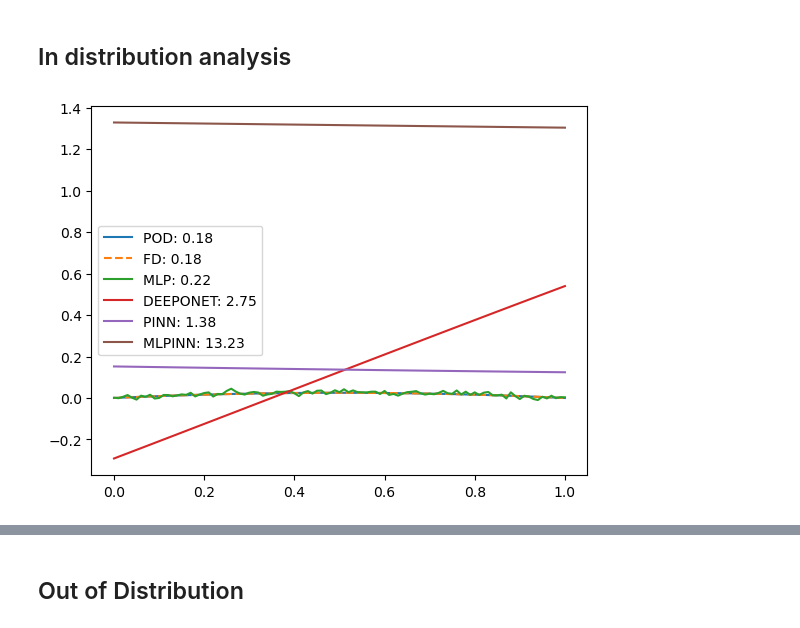
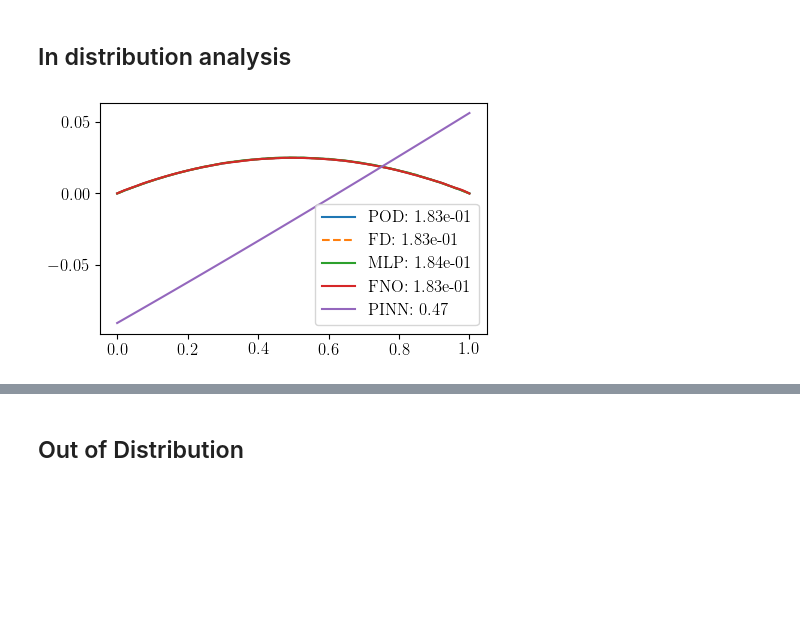
Before and after one commit to lechevaa/CEMRACS_SciML, a Jupyter notebook: notebooks/PoissonEquation/Poisson_step_1.ipynb, the cells around one changed output, grey strips where cells are left out. Cells and saved outputs as stored; diff of their text form; code cells hidden in the pictures; blank space fills up the shorter version.

Commit message:
[FIX] Method optim

```diff
--- a/notebooks/PoissonEquation/Poisson_step_1.ipynb
+++ b/notebooks/PoissonEquation/Poisson_step_1.ipynb
@@ -81,7 +83,7 @@ In practice, we just need to call DDMethod that will handle everything for us
 from methods.DataDrivenMethods import DDMethod
 # %%
 # chose methods that you want to use
-method_names = ['POD', 'MLP', 'DEEPONET', 'PINN', 'MLPINN']
+method_names = ['POD', 'MLP', 'DEEPONET', 'PINN', 'MLPINN', 'FNO']
 # %% [markdown]
 Best hyperparameters for fitting each method have already been computed using optuna (see https://optuna.readthedocs.io/en/stable/index.html), we just need to import them
 # %%
@@ -144,11 +140,14 @@ for method in method_names:
         # all_methods[method].fit(hyperparameters=hyperparams_method, U_train=dU_train, U_val=dU_val, DX_train=DX_train, DX_val=DX_val)
         all_methods[method].load_state_dict('optuna/step_1/DEEPONET.pt')
     elif method == 'PINN':
-        # all_methods[method].fit(hyperparameters=hyperparams_method, DX_train=DX_train, DX_val=DX_val)
-        all_methods[method].load_state_dict('optuna/step_1/PINN.pt')
+        all_methods[method].fit(hyperparameters=hyperparams_method, DX_train=DX_train, DX_val=DX_val)
+        # all_methods[method].load_state_dict('optuna/step_1/PINN.pt')
     elif method == 'MLPINN':
         # all_methods[method].fit(hyperparameters=hyperparams_method, DX_train=DX_train, DX_val=DX_val, U_train=U_train, U_val=U_val)
         all_methods[method].load_state_dict('optuna/step_1/MLPINN.pt')
+    elif method == 'FNO':
+        # all_methods[method].fit(hyperparameters=hyperparams_method, D_train=D_train, D_val=D_val, U_train=U_train, U_val=U_val)
+        all_methods[method].load_state_dict('optuna/step_1/FNO.pt')
 # %% [output]
 Fitting POD
 POD fitted
@@ -182,21 +183,23 @@ plt.show()
 # %%
 new_D = 5.
 solver.change_D(new_D=new_D)
 U_FD = solver.solve()
 U_MLP = all_methods['MLP'].apply_method(new_D).detach().numpy()
 U_POD = all_methods['POD'].apply_method(new_D)
 U_DONUT = all_methods['DEEPONET'].apply_method(new_D)
 U_PINN = all_methods['PINN'].apply_method(new_D)
 U_MLPINN = all_methods['MLPINN'].apply_method(new_D)
+U_FNO = all_methods['FNO'].apply_method([new_D]).flatten().detach().numpy()
 
-plt.plot(solver.x, U_POD, label=f'POD: {np.linalg.norm(U_POD, 2):.2f}')
-plt.plot(solver.x, U_FD, '--', label=f'FD: {np.linalg.norm(U_FD, 2):.2f}')
-plt.plot(solver.x, U_MLP, label=f'MLP: {np.linalg.norm(U_MLP, 2):.2f}')
-plt.plot(solver.x, U_DONUT, label=f'DEEPONET: {np.linalg.norm(U_DONUT, 2):.2f}')
+plt.plot(solver.x, U_POD, label=f'POD: {np.linalg.norm(U_POD, 2):.2e}')
+plt.plot(solver.x, U_FD, '--', label=f'FD: {np.linalg.norm(U_FD, 2):.2e}')
+plt.plot(solver.x, U_MLP, label=f'MLP: {np.linalg.norm(U_MLP, 2):.2e}')
+plt.plot(solver.x, U_FNO, label=f'FNO: {np.linalg.norm(U_FNO, 2):.2e}')
+# plt.plot(solver.x, U_DONUT, label=f'DEEPONET: {np.linalg.norm(U_DONUT, 2):.2e}')
 plt.plot(solver.x, U_PINN, label=f'PINN: {np.linalg.norm(U_PINN, 2):.2f}')
-plt.plot(solver.x, U_MLPINN, label=f'MLPINN: {np.linalg.norm(U_MLPINN, 2):.2f}')
+# plt.plot(solver.x, U_MLPINN, label=f'MLPINN: {np.linalg.norm(U_MLPINN, 2):.2f}')
 plt.legend()
 plt.show()
 # %% [output]
-[figure, old version]
+[figure, new version]
 # %%
```
Also changed, not shown: parts of 13 cells of this notebook, 8 other files.
